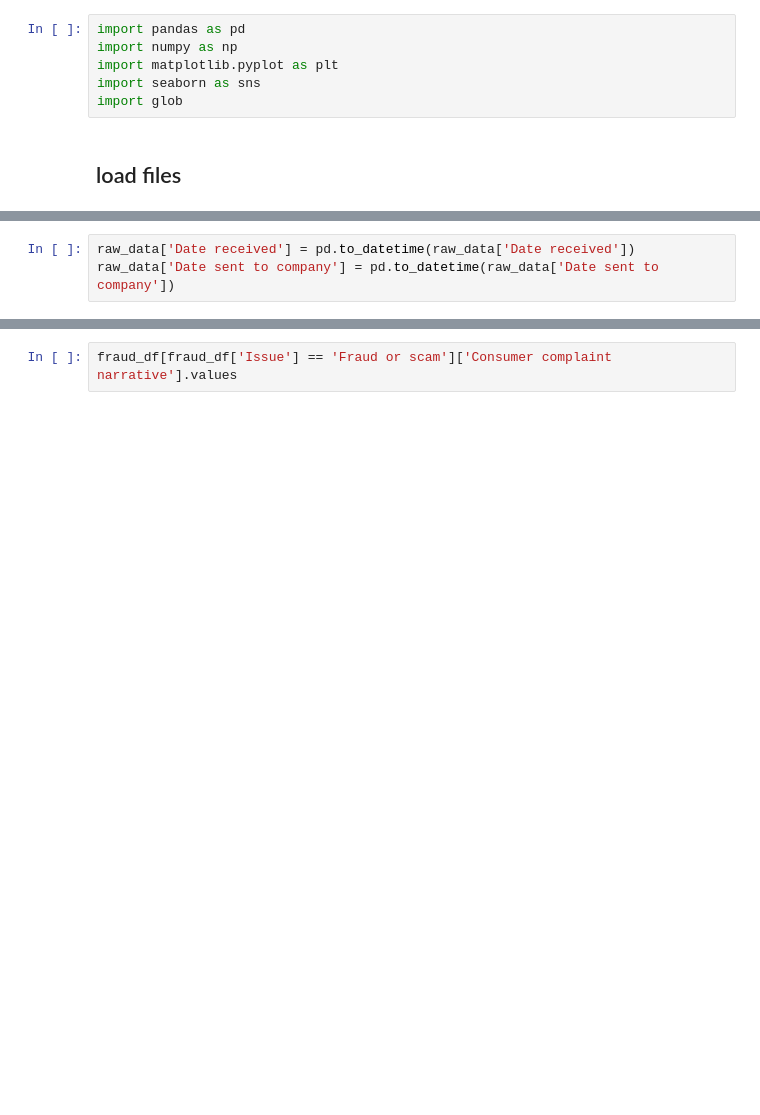
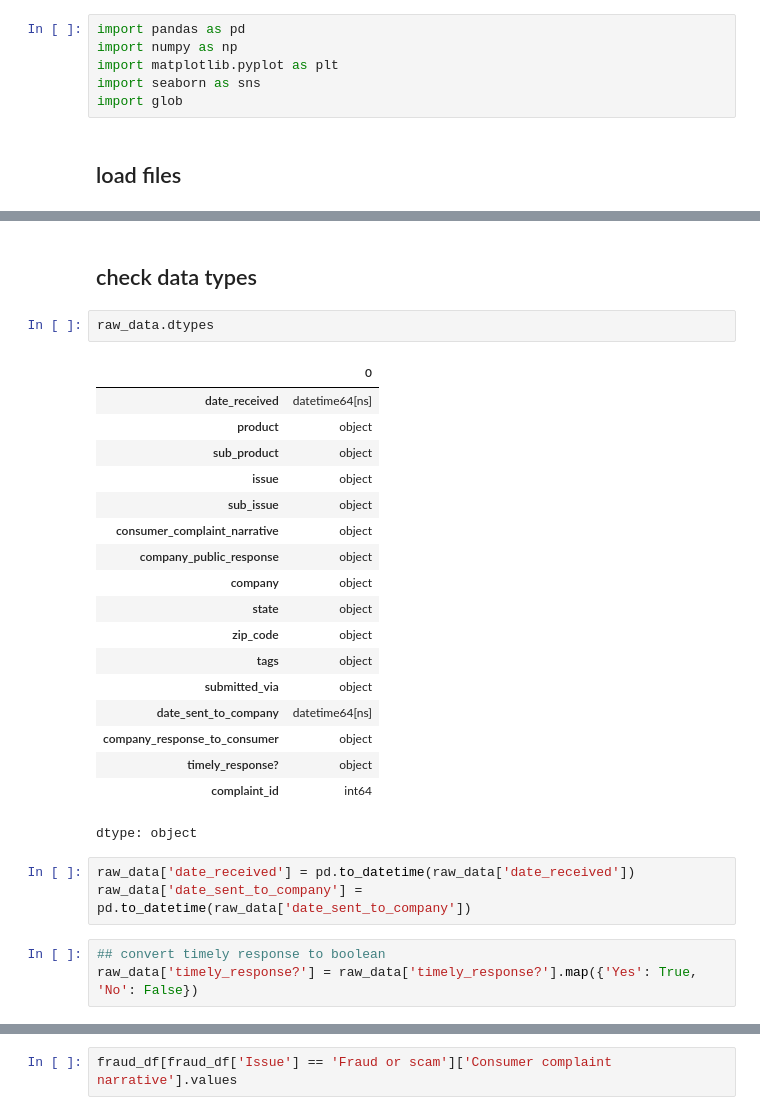
Before and after one commit to laurynjlittle/APST2047_Messy_Data_ML_Project, a Jupyter notebook: NB1_Messy_Data_Dataset_Preprocessing.ipynb, the cells around one changed output, grey strips where cells are left out. Saved outputs shown, nothing was run; the diff lists cells and outputs as text; blank space fills up the shorter version.

```diff
--- a/NB1_Messy_Data_Dataset_Preprocessing.ipynb
+++ b/NB1_Messy_Data_Dataset_Preprocessing.ipynb
@@ -107,3 +120,29 @@ Shape: (3559841, 16)
+# %% [markdown]
+## check data types
+# %%
+raw_data.dtypes
+# %% [output]
+|  | 0 |
+| date_received | datetime64[ns] |
+| product | object |
+| sub_product | object |
+| issue | object |
+| sub_issue | object |
+| consumer_complaint_narrative | object |
+| company_public_response | object |
+| company | object |
+| state | object |
+| zip_code | object |
+| tags | object |
+| submitted_via | object |
+| date_sent_to_company | datetime64[ns] |
+| company_response_to_consumer | object |
+| timely_response? | object |
+| complaint_id | int64 |
+dtype: object
 # %%
-raw_data['Date received'] = pd.to_datetime(raw_data['Date received'])
-raw_data['Date sent to company'] = pd.to_datetime(raw_data['Date sent to company'])
+raw_data['date_received'] = pd.to_datetime(raw_data['date_received'])
+raw_data['date_sent_to_company'] = pd.to_datetime(raw_data['date_sent_to_company'])
+# %%
+## convert timely response to boolean
+raw_data['timely_response?'] = raw_data['timely_response?'].map({'Yes': True, 'No': False})
```
Also changed, not shown: parts of 9 cells of this notebook.
